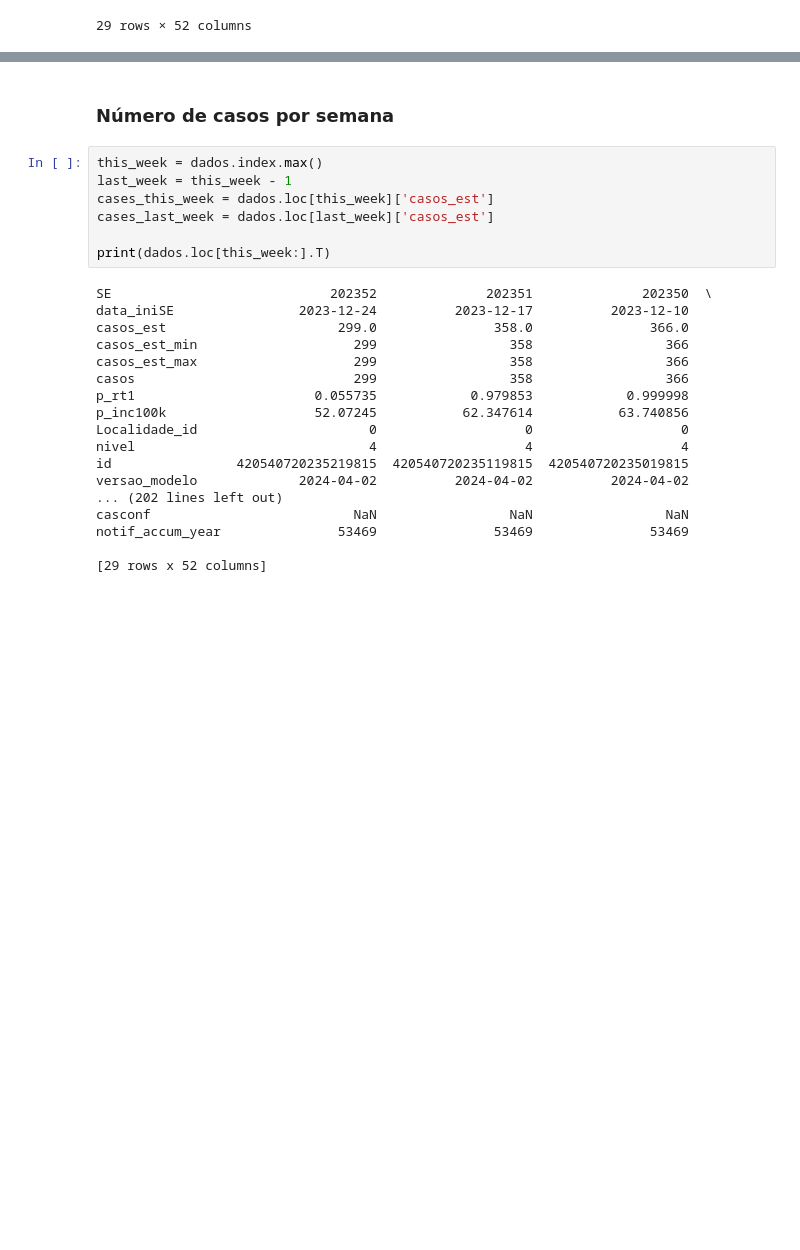
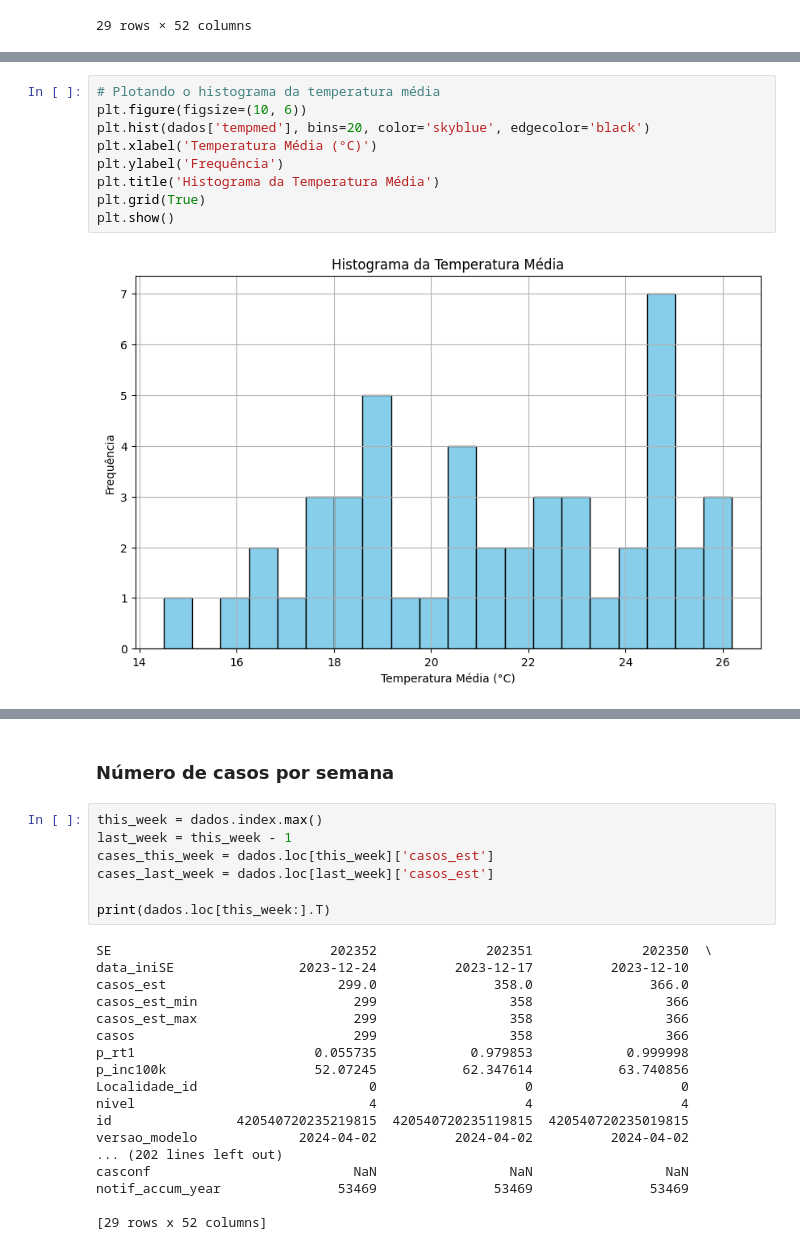
Before and after one commit to alethomaz/estudo-dengue-sc, a Jupyter notebook: info-dengue/infodengue.ipynb, the cells around one changed output, grey strips where cells are left out. Drawn from its saved outputs; the diff is of its cells as text; blank space fills up the shorter version.

```diff
--- a/info-dengue/infodengue.ipynb
+++ b/info-dengue/infodengue.ipynb
@@ -60,0 +80,11 @@ dados.T
+# %%
+# Plotando o histograma da temperatura média
+plt.figure(figsize=(10, 6))
+plt.hist(dados['tempmed'], bins=20, color='skyblue', edgecolor='black')
+plt.xlabel('Temperatura Média (°C)')
+plt.ylabel('Frequência')
+plt.title('Histograma da Temperatura Média')
+plt.grid(True)
+plt.show()
+# %% [output]
+[figure, added]
```
Also changed, not shown: parts of 18 cells of this notebook, 3 other files.
